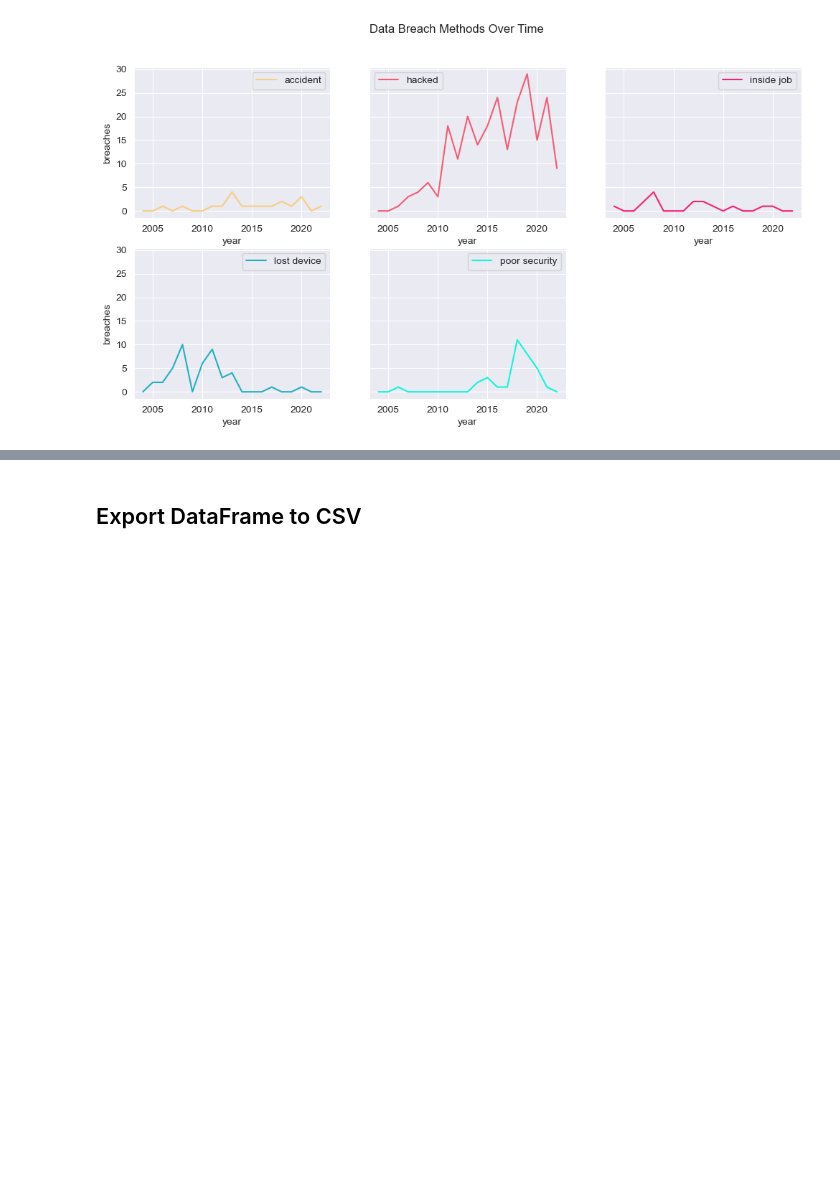
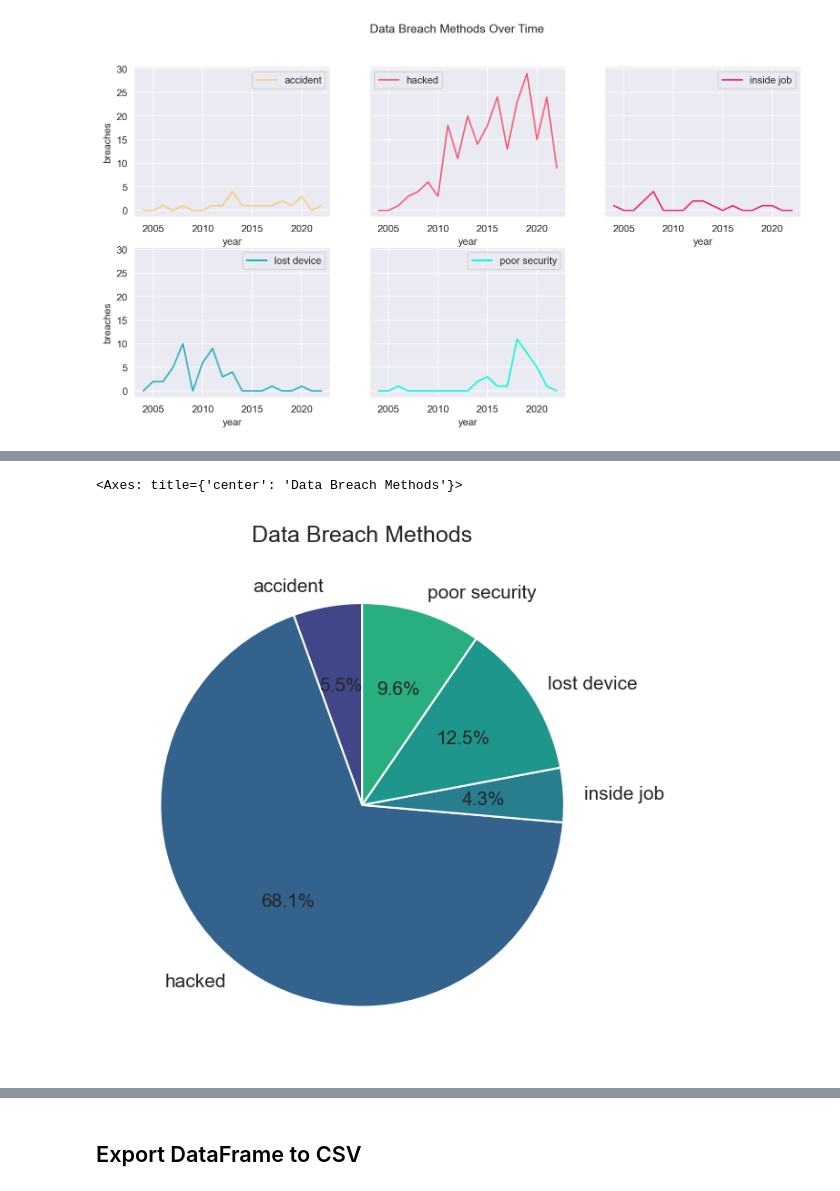
Before and after one commit to PianoPalf/group-project-3, a Jupyter notebook: Python/PyHack_dataframe_setup_SP.ipynb, the cells around one changed output, grey strips where cells are left out. Drawn from its saved outputs; the diff is of its cells as text; code cells hidden in the pictures; blank space fills up the shorter version.

```diff
--- a/Python/PyHack_dataframe_setup_SP.ipynb
+++ b/Python/PyHack_dataframe_setup_SP.ipynb
@@ -12,6 +12,9 @@ import matplotlib.font_manager as font_manager
 import matplotlib as mpl
 import seaborn as sns
 
+# Set DPI of all Plots
+plt.rcParams["figure.dpi"] = 150
+
 # Set Dark Grid for all Plots
 sns.set_style('darkgrid')
 
@@ -643,0 +694,22 @@ array([[<Axes: xlabel='year', ylabel='breaches'>,
+# %%
+# Total Data Breaches by Method
+
+# Set Colour Palette
+#color = ['#730517', '#f44560', '#44d1df', '#32a4a7', '#1e7069']
+#color = ['#f8cd82', '#f65b74', '#f72078', '#23b0bd', '#0df7db']
+#color = ['#a8216b', '#f1184c', '#f36943', '#f7dc66', '#2e9599']
+#color = ['#7d3ac1','#af4bce','#db4cb2','#eb548c','#ea7369','#f0a58f','#fceae6']
+color = ['#404788','#33638d','#287d8e','#1f968b','#29af7f']
+
+# Create Pivot Table of Total Data Breaches by Method
+dBreaches_pivot = cleaned_dBreaches_df.pivot_table(values='id',
+                                                   aggfunc='count',
+                                                   #columns='method',
+                                                   index=cleaned_dBreaches_df['method'],
+                                                   fill_value=0)
+
+# Set Figure Parameters and Labels
+dBreaches_pivot.plot.pie(y='id', autopct='%1.1f%%', startangle=90, legend=False, title='Data Breach Methods', ylabel='', colors=color)
+# %% [output]
+<Axes: title={'center': 'Data Breach Methods'}>
+[figure, added]
```
Also changed, not shown: parts of 9 cells of this notebook, 9 other files.
